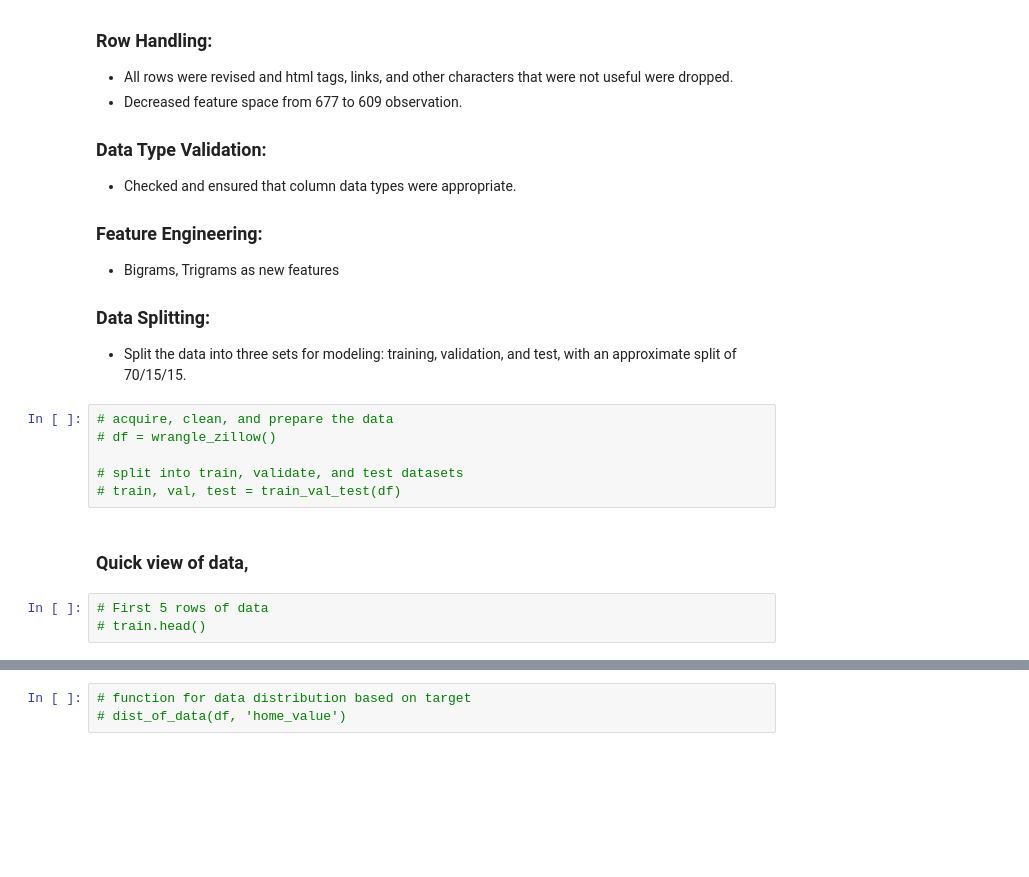
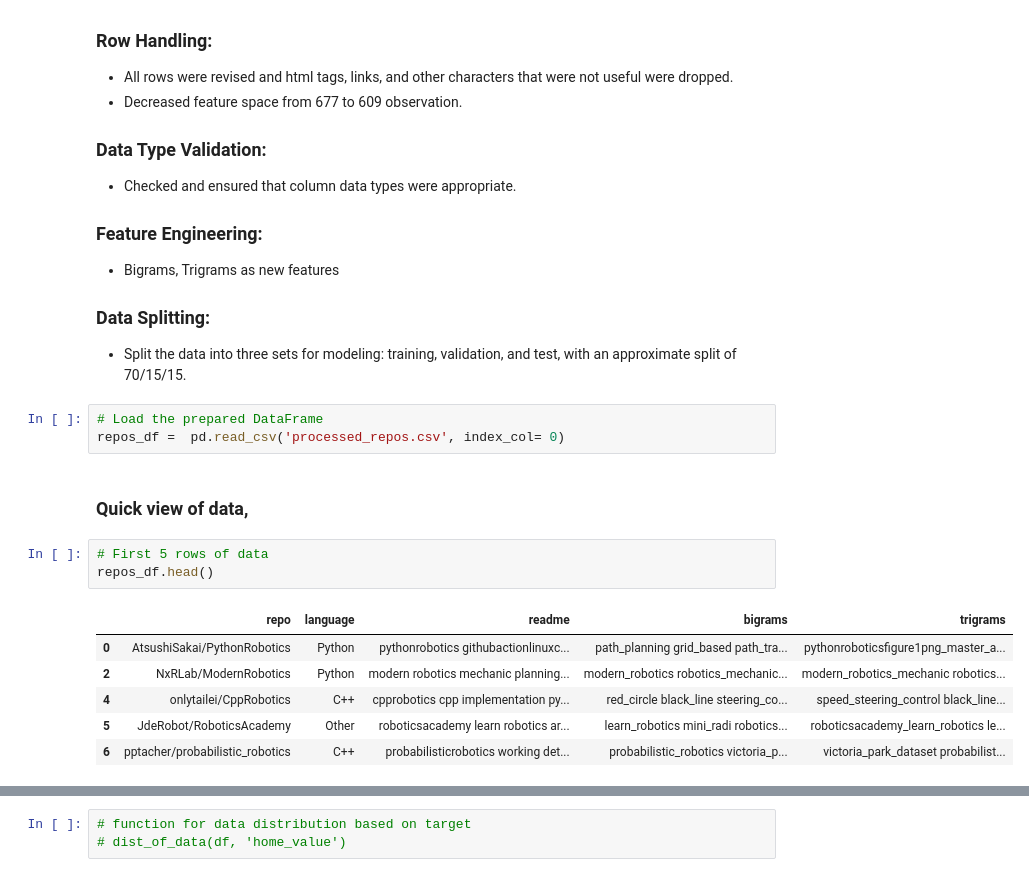
Before and after one commit to Marc-Aradillas/github_nlp_project, a Jupyter notebook: final_notebook.ipynb, the cells around one changed output, grey strips where cells are left out. Cells and saved outputs as stored; diff of their text form; blank space fills up the shorter version.

```diff
--- a/final_notebook.ipynb
+++ b/final_notebook.ipynb
@@ -51,15 +61,19 @@
 
 ### **Data Splitting:**
    - Split the data into three sets for modeling: training, validation, and test, with an approximate split of 70/15/15.
-# %%
-# acquire, clean, and prepare the data
-# df = wrangle_zillow()
-
-# split into train, validate, and test datasets
-# train, val, test = train_val_test(df)
+# %%
+# Load the prepared DataFrame
+repos_df =  pd.read_csv('processed_repos.csv', index_col= 0)
 # %% [markdown]
 ### Quick view of data,
 # %%
 # First 5 rows of data
-# train.head()
+repos_df.head()
+# %% [output]
+|  | repo | language | readme | bigrams | trigrams |
+| 0 | AtsushiSakai/PythonRobotics | Python | pythonrobotics githubactionlinuxc... | path_planning grid_based path_tra... | pythonroboticsfigure1png_master_a... |
+| 2 | NxRLab/ModernRobotics | Python | modern robotics mechanic planning... | modern_robotics robotics_mechanic... | modern_robotics_mechanic robotics... |
+| 4 | onlytailei/CppRobotics | C++ | cpprobotics cpp implementation py... | red_circle black_line steering_co... | speed_steering_control black_line... |
+| 5 | JdeRobot/RoboticsAcademy | Other | roboticsacademy learn robotics ar... | learn_robotics mini_radi robotics... | roboticsacademy_learn_robotics le... |
+| 6 | pptacher/probabilistic_robotics | C++ | probabilisticrobotics working det... | probabilistic_robotics victoria_p... | victoria_park_dataset probabilist... |
 # %% [markdown]
```
Also changed, not shown: parts of 4 cells of this notebook, 4 other files.
